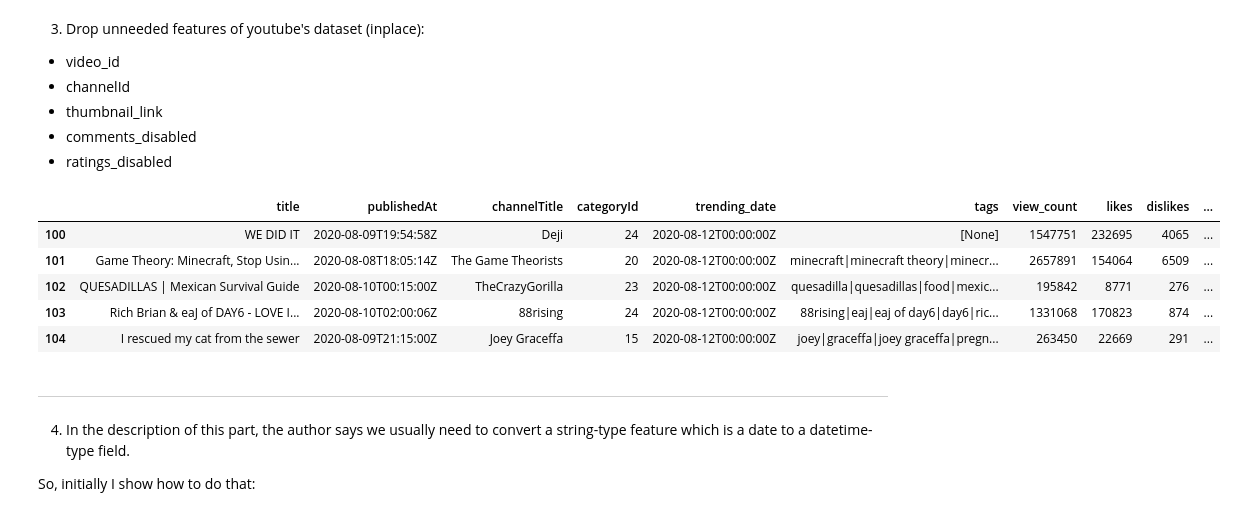
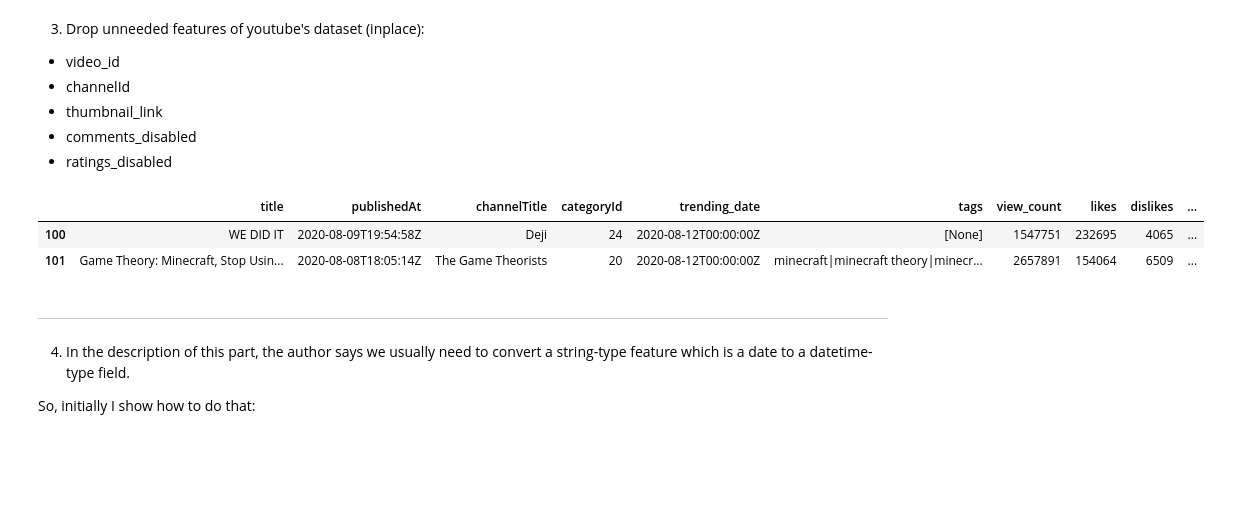
Before and after one commit to mehtee/Youtube_analysis_project, a Jupyter notebook: project.ipynb, the cells around one changed output. Drawn from its saved outputs; the diff is of its cells as text; code cells hidden in the pictures; blank space fills up the shorter version.

```diff
--- a/project.ipynb
+++ b/project.ipynb
@@ -64,14 +64,11 @@ So there are two columns:
 yt.drop(columns=['video_id','channelId', 'thumbnail_link', 'comments_disabled', 'ratings_disabled'], inplace = True)
 # %%
 # See the result of the dropping:
-yt[100:105]
+yt[100:102]
 # %% [output]
 |  | title | publishedAt | channelTitle | categoryId | trending_date | tags | view_count | likes | dislikes | ... |
 | 100 | WE DID IT | 2020-08-09T19:54:58Z | Deji | 24 | 2020-08-12T00:00:00Z | [None] | 1547751 | 232695 | 4065 | ... |
 | 101 | Game Theory: Minecraft, Stop Usin... | 2020-08-08T18:05:14Z | The Game Theorists | 20 | 2020-08-12T00:00:00Z | minecraft|minecraft theory|minecr... | 2657891 | 154064 | 6509 | ... |
-| 102 | QUESADILLAS | Mexican Survival Guide | 2020-08-10T00:15:00Z | TheCrazyGorilla | 23 | 2020-08-12T00:00:00Z | quesadilla|quesadillas|food|mexic... | 195842 | 8771 | 276 | ... |
-| 103 | Rich Brian & eaJ of DAY6 - LOVE I... | 2020-08-10T02:00:06Z | 88rising | 24 | 2020-08-12T00:00:00Z | 88rising|eaj|eaj of day6|day6|ric... | 1331068 | 170823 | 874 | ... |
-| 104 | I rescued my cat from the sewer | 2020-08-09T21:15:00Z | Joey Graceffa | 15 | 2020-08-12T00:00:00Z | joey|graceffa|joey graceffa|pregn... | 263450 | 22669 | 291 | ... |
 # %% [markdown]
 --------------------------------
 4. In the description of this part, the author says we usually need to convert a string-type feature which is a date to a datetime-type field.
```
Also changed, not shown: parts of 13 cells of this notebook.
